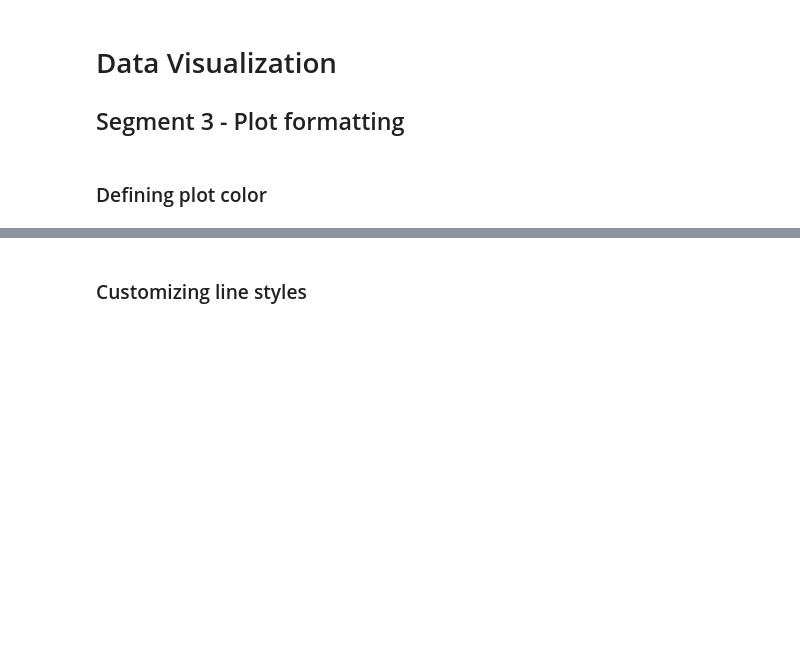
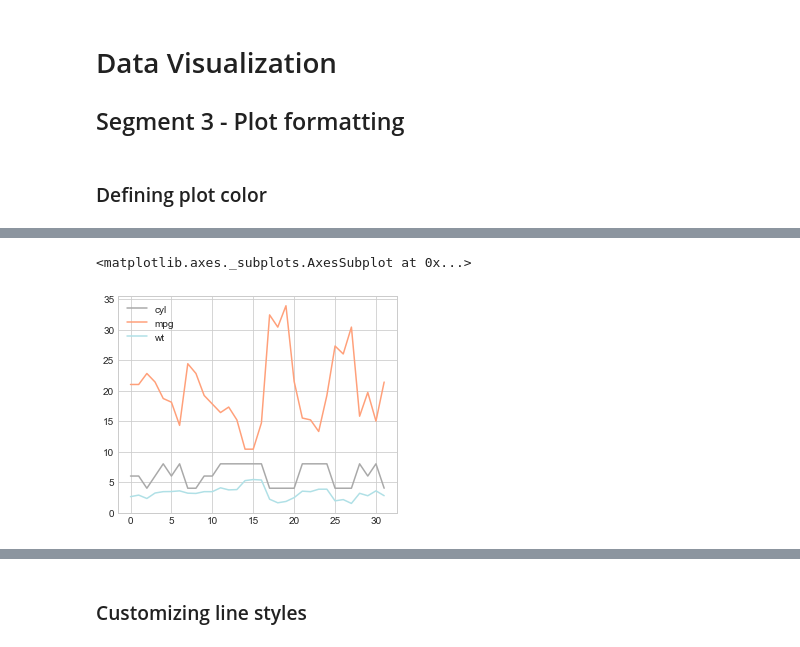
Before and after one commit to AdamHutchison/data-science, a Jupyter notebook: data_visualisation/plot_formatting.ipynb, the cells around one changed output, grey strips where cells are left out. Cells and saved outputs as stored; diff of their text form; code cells hidden in the pictures; blank space fills up the shorter version.

```diff
--- a/data_visualisation/plot_formatting.ipynb
+++ b/data_visualisation/plot_formatting.ipynb
@@ -5,0 +46,8 @@
+# %%
+#custom colour schemes can be set when generating a plot from a data frame
+
+color_scheme = ['darkgrey', 'lightsalmon', 'powderblue']
+data.plot(color = color_scheme)
+# %% [output]
+<matplotlib.axes._subplots.AxesSubplot at 0x...>
+[figure, added]
```
Also changed, not shown: parts of 10 cells of this notebook, 3 other files.
